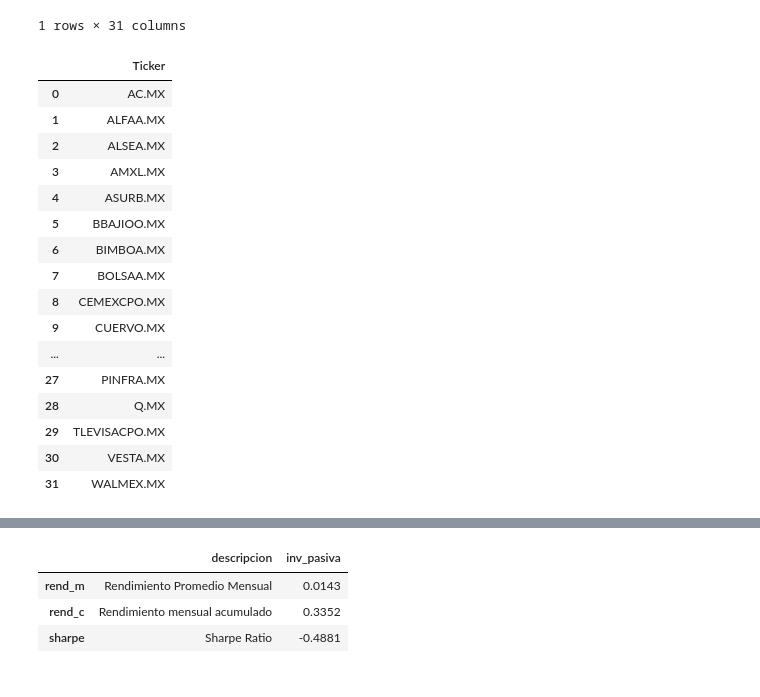
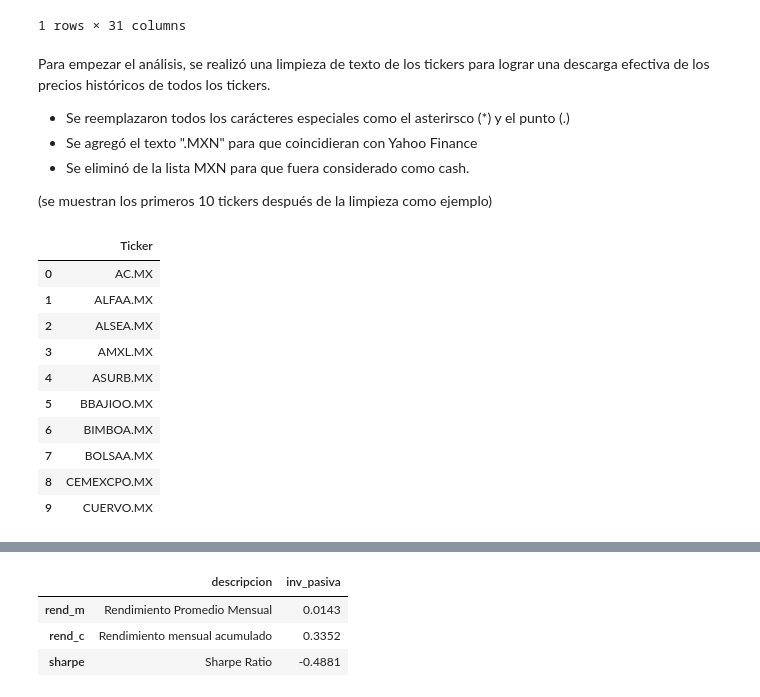
Before and after one commit to anamaria1404/Laboratorio-I, a Jupyter notebook: notebook.ipynb, the cells around one changed output, grey strips where cells are left out. Drawn from its saved outputs; the diff is of its cells as text; code cells hidden in the pictures.

```diff
--- a/notebook.ipynb
+++ b/notebook.ipynb
@@ -143,23 +143,25 @@ main.pesos1
 | Ticker | AMXL.MX | WALMEX.MX | GMEXICOB.MX | FEMSAUBD.MX | GFNORTEO.MX | CEMEXCPO.MX | GAPB.MX | ELEKTRA.MX | ... |
 | Peso (%) | 0.1229 | 0.1114 | 0.1057 | 0.0979 | 0.0939 | 0.0671 | 0.0308 | 0.0305 | ... |
 1 rows × 31 columns
+# %% [markdown]
+Para empezar el análisis, se realizó una limpieza de texto de los tickers para lograr una descarga efectiva de los precios históricos de todos los tickers.
+
+- Se reemplazaron todos los carácteres especiales como el asterirsco (*) y el punto (.)
+- Se agregó el texto ".MXN" para que coincidieran con Yahoo Finance
+- Se eliminó de la lista MXN para que fuera considerado como cash.
+
+(se muestran los primeros 10 tickers después de la limpieza como ejemplo)
 # %%
-main.t
+main.t.head(10)
 # %% [output]
 |  | Ticker |
 | 0 | AC.MX |
 | 1 | ALFAA.MX |
 | 2 | ALSEA.MX |
 | 3 | AMXL.MX |
 | 4 | ASURB.MX |
 | 5 | BBAJIOO.MX |
 | 6 | BIMBOA.MX |
 | 7 | BOLSAA.MX |
 | 8 | CEMEXCPO.MX |
 | 9 | CUERVO.MX |
-| ... | ... |
-| 27 | PINFRA.MX |
-| 28 | Q.MX |
-| 29 | TLEVISACPO.MX |
-| 30 | VESTA.MX |
-| 31 | WALMEX.MX |
```
Also changed, not shown: parts of 18 cells of this notebook, 1 other file.
